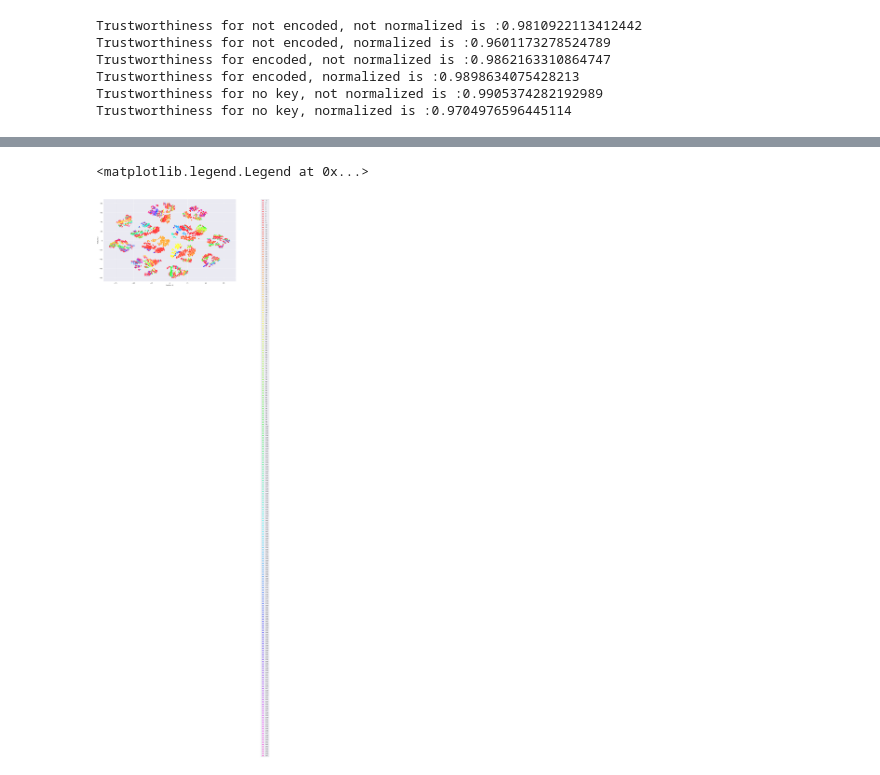
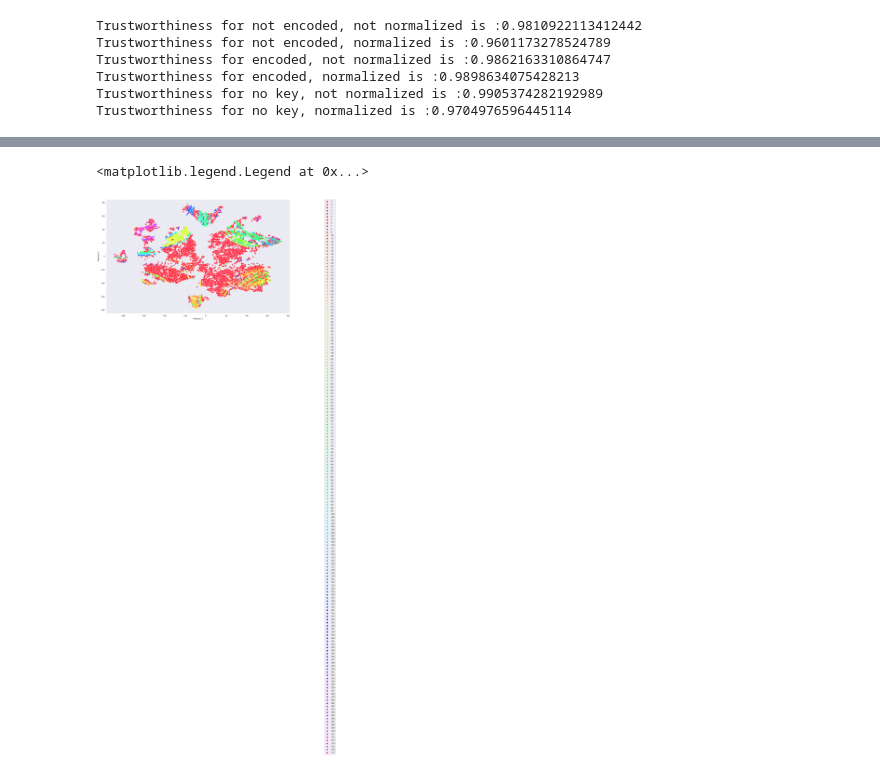
Before and after one commit to ReinisS/data-mining-project, a Jupyter notebook: t-sne_only.ipynb, the cells around one changed output, grey strips where cells are left out. Saved outputs shown, nothing was run; the diff lists cells and outputs as text; code cells hidden in the pictures.

```diff
--- a/t-sne_only.ipynb
+++ b/t-sne_only.ipynb
@@ -356,3 +356,3 @@ find_eps(lower_dim_enc_norm)
 # %%
-cluster_enc_norm = clustering(lower_dim_enc_norm,eps=10)
+cluster_no_key_norm = clustering(lower_dim_no_key_norm,eps=10)
 # %%
@@ -376,14 +378,14 @@ comparison
 # %%
 plt.figure(figsize=(16, 10))
 sns.scatterplot(
     x='Feature 1', y='Feature 2',
     hue='cluster',
     palette='gist_rainbow',
     # style='name',
     legend='full',
-    data=cluster_enc_norm
+    data=cluster_no_key_norm
     )
 plt.legend(bbox_to_anchor=(1.25, 1), loc='upper right', borderaxespad=0)
 # %% [output]
 <matplotlib.legend.Legend at 0x...>
-[figure, old version]
+[figure, new version]
```
Also changed, not shown: parts of 18 cells of this notebook.
